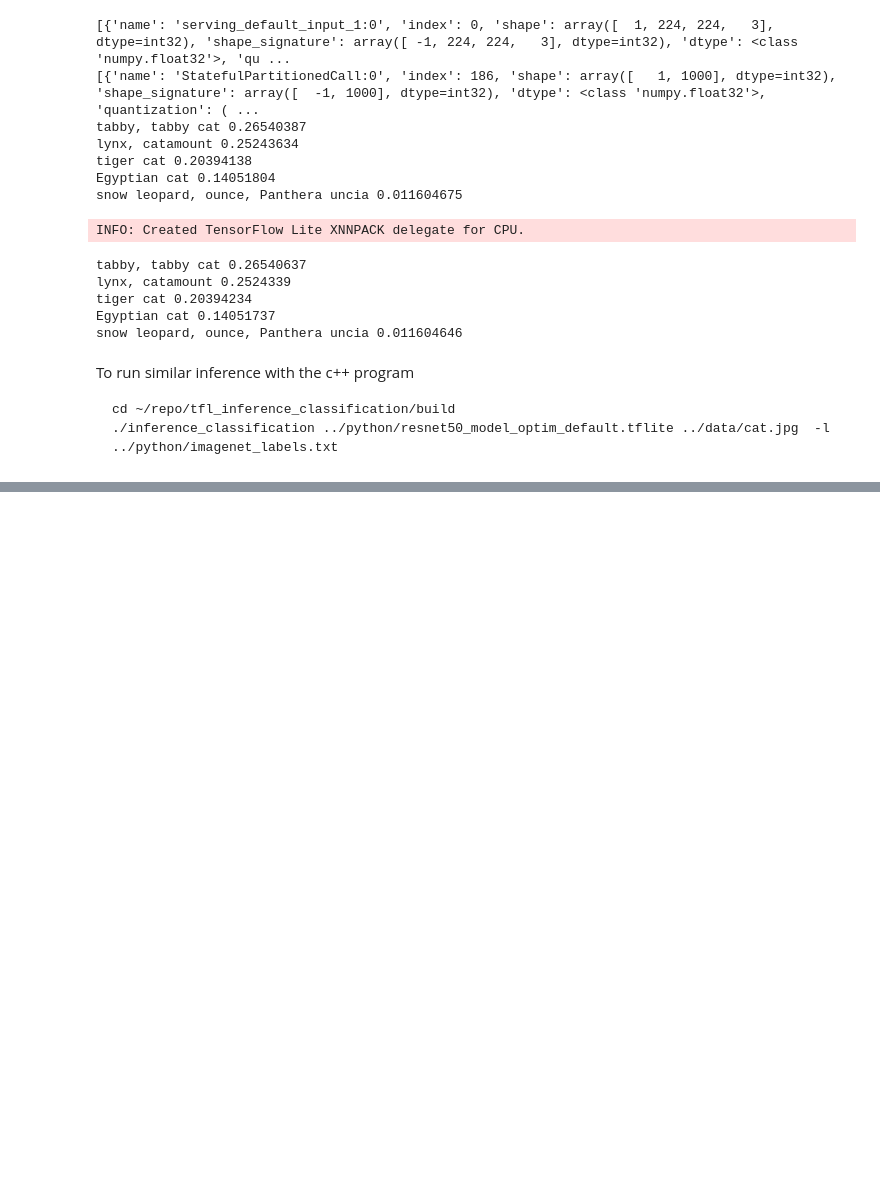
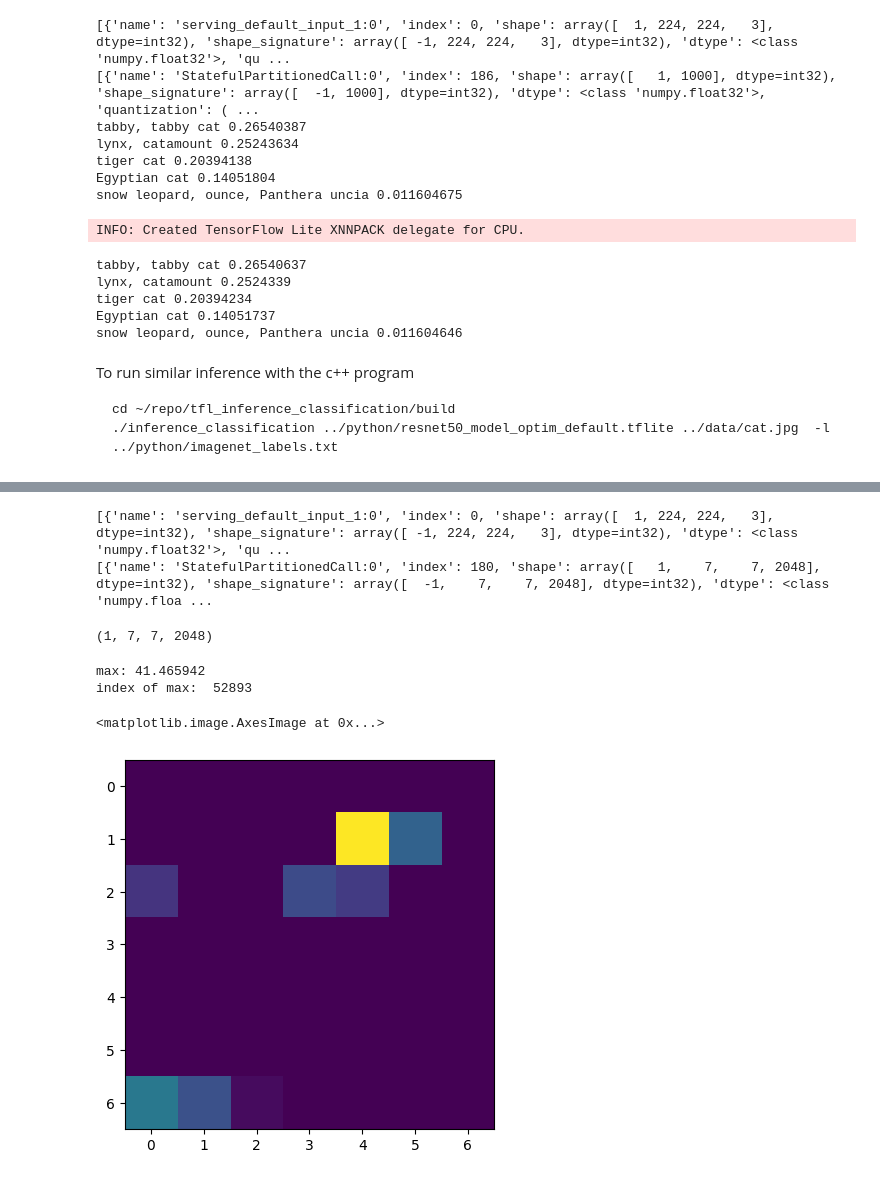
Before and after one commit to kevin-allen/tfl_inference_classification, a Jupyter notebook: python/base_conv_model.ipynb, the cells around one changed output, grey strips where cells are left out. Cells and saved outputs as stored; diff of their text form; code cells hidden in the pictures; blank space fills up the shorter version.

```diff
--- a/python/base_conv_model.ipynb
+++ b/python/base_conv_model.ipynb
@@ -251,0 +346,37 @@ cd ~/repo/tfl_inference_classification/build
+# %%
+# load the tenforflow lite model from a file
+interpreter = tf.lite.Interpreter(model_path='resnet50_conv_base_model_optim_default.tflite')
+# %%
+# run inference with the TFLite model
+interpreter.allocate_tensors()
+input_details = interpreter.get_input_details()
+output_details = interpreter.get_output_details()
+print(input_details)
+print(output_details)
+
+# run inference
+input_shape = input_details[0]['shape']
+input_data = image[np.newaxis, ...].astype(np.float32)
+interpreter.set_tensor(input_details[0]['index'], input_data)
+interpreter.invoke()
+output_data = interpreter.get_tensor(output_details[0]['index'])
+# %% [output]
+[{'name': 'serving_default_input_1:0', 'index': 0, 'shape': array([  1, 224, 224,   3], dtype=int32), 'shape_signature': array([ -1, 224, 224,   3], dtype=int32), 'dtype': <class 'numpy.float32'>, 'qu ...
+[{'name': 'StatefulPartitionedCall:0', 'index': 180, 'shape': array([   1,    7,    7, 2048], dtype=int32), 'shape_signature': array([  -1,    7,    7, 2048], dtype=int32), 'dtype': <class 'numpy.floa ...
+# %%
+output_data.shape
+# %% [output]
+(1, 7, 7, 2048)
+# %%
+# max value in output_data
+print("max:" , output_data.max())
+# index of max value
+print("index of max: " , np.argmax(output_data))
+# %% [output]
+max: 41.465942
+index of max:  52893
+# %%
+plt.imshow(output_data[0,:,:,0])
+# %% [output]
+<matplotlib.image.AxesImage at 0x...>
+[figure, added]
```
Also changed, not shown: parts of 42 cells of this notebook, 8 other files.
